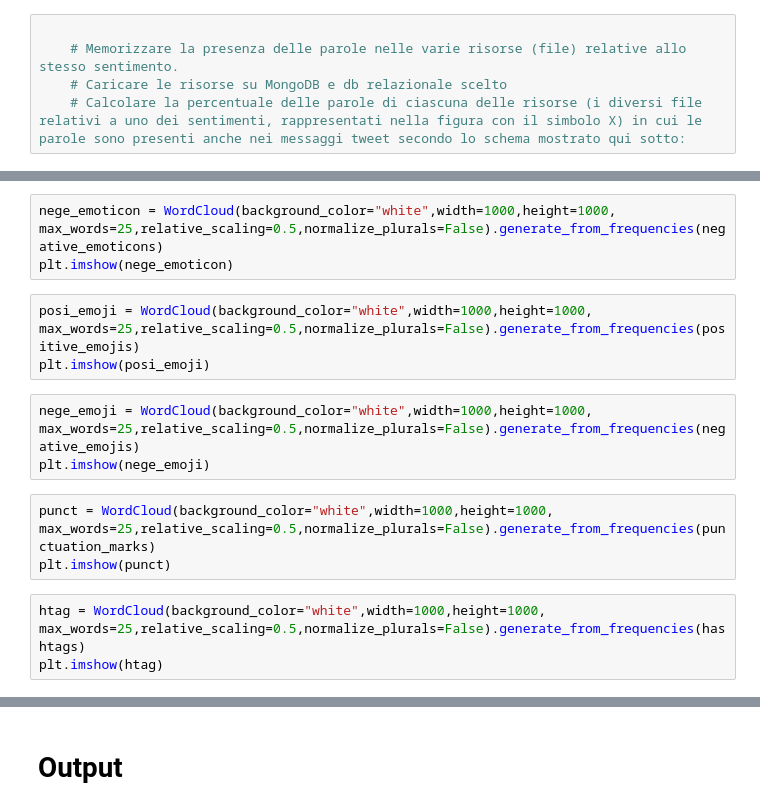
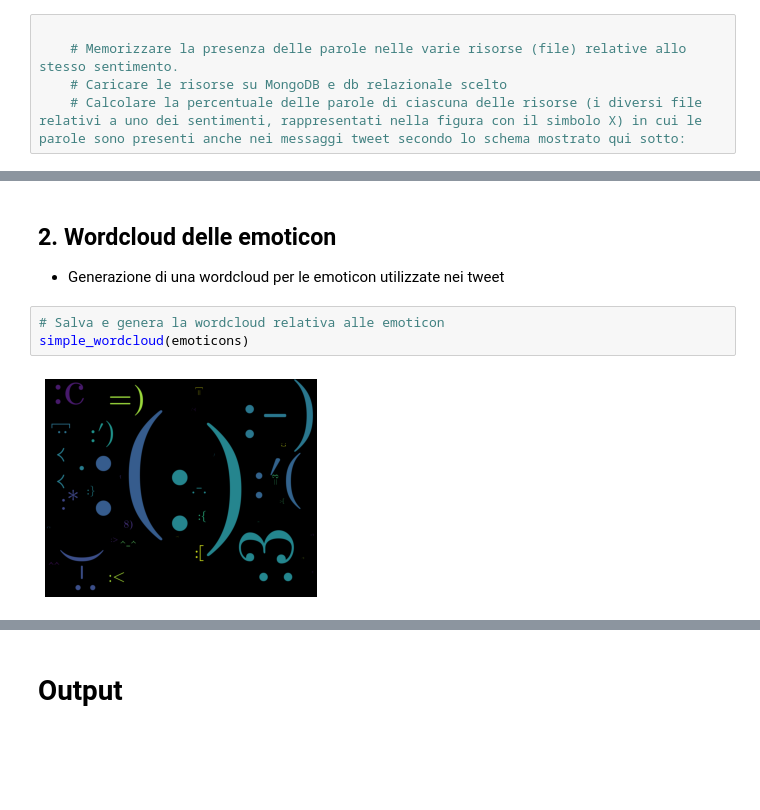
Before and after one commit to FakeBlubba/MAADB, a Jupyter notebook: maadb_project.ipynb, the cells around one changed output, grey strips where cells are left out. Cells and saved outputs as stored; diff of their text form; blank space fills up the shorter version.

```diff
--- a/maadb_project.ipynb
+++ b/maadb_project.ipynb
@@ -299,15 +363,8 @@ plt.imshow(posi_emoticon)
+# %% [markdown]
+## 2. Wordcloud delle emoticon
+- Generazione di una wordcloud per le emoticon utilizzate nei tweet
 # %%
-nege_emoticon = WordCloud(background_color="white",width=1000,height=1000, max_words=25,relative_scaling=0.5,normalize_plurals=False).generate_from_frequencies(negative_emoticons)
-plt.imshow(nege_emoticon)
+# Salva e genera la wordcloud relativa alle emoticon
+simple_wordcloud(emoticons)
+# %% [output]
+[figure, added]
-# %%
-posi_emoji = WordCloud(background_color="white",width=1000,height=1000, max_words=25,relative_scaling=0.5,normalize_plurals=False).generate_from_frequencies(positive_emojis)
-plt.imshow(posi_emoji)
-# %%
-nege_emoji = WordCloud(background_color="white",width=1000,height=1000, max_words=25,relative_scaling=0.5,normalize_plurals=False).generate_from_frequencies(negative_emojis)
-plt.imshow(nege_emoji)
-# %%
-punct = WordCloud(background_color="white",width=1000,height=1000, max_words=25,relative_scaling=0.5,normalize_plurals=False).generate_from_frequencies(punctuation_marks)
-plt.imshow(punct)
-# %%
-htag = WordCloud(background_color="white",width=1000,height=1000, max_words=25,relative_scaling=0.5,normalize_plurals=False).generate_from_frequencies(hashtags)
-plt.imshow(htag)
```
Also changed, not shown: parts of 17 cells of this notebook, 22 other files.
